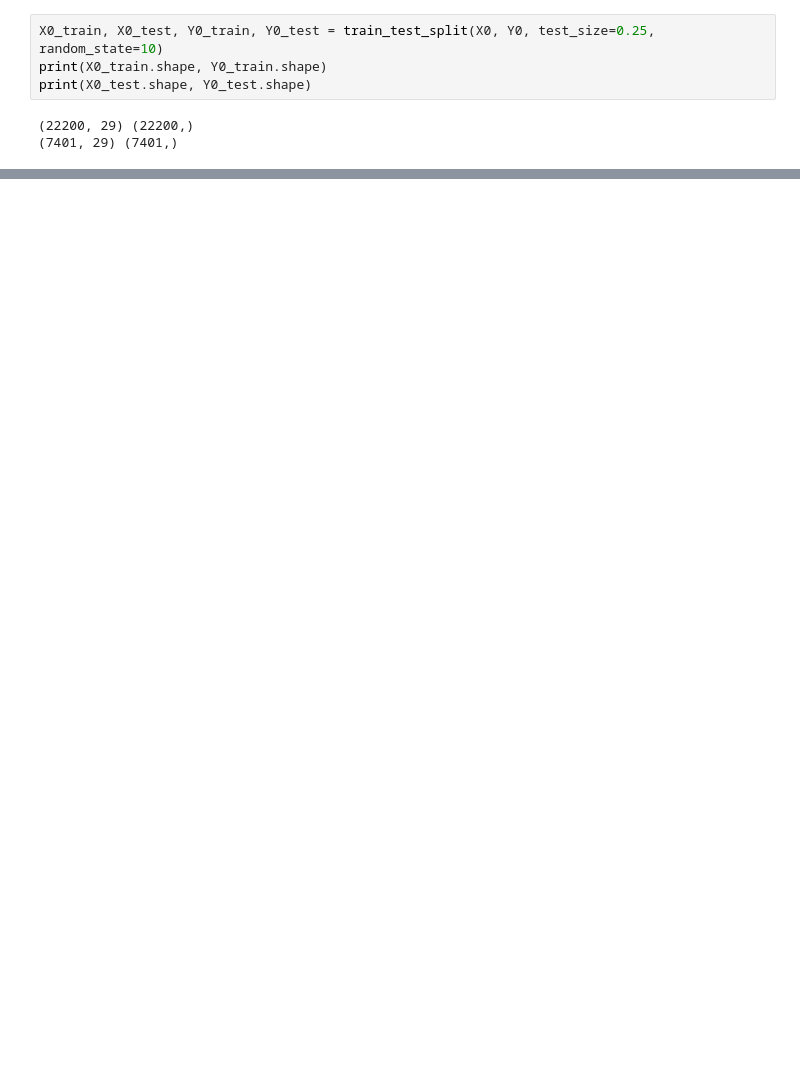
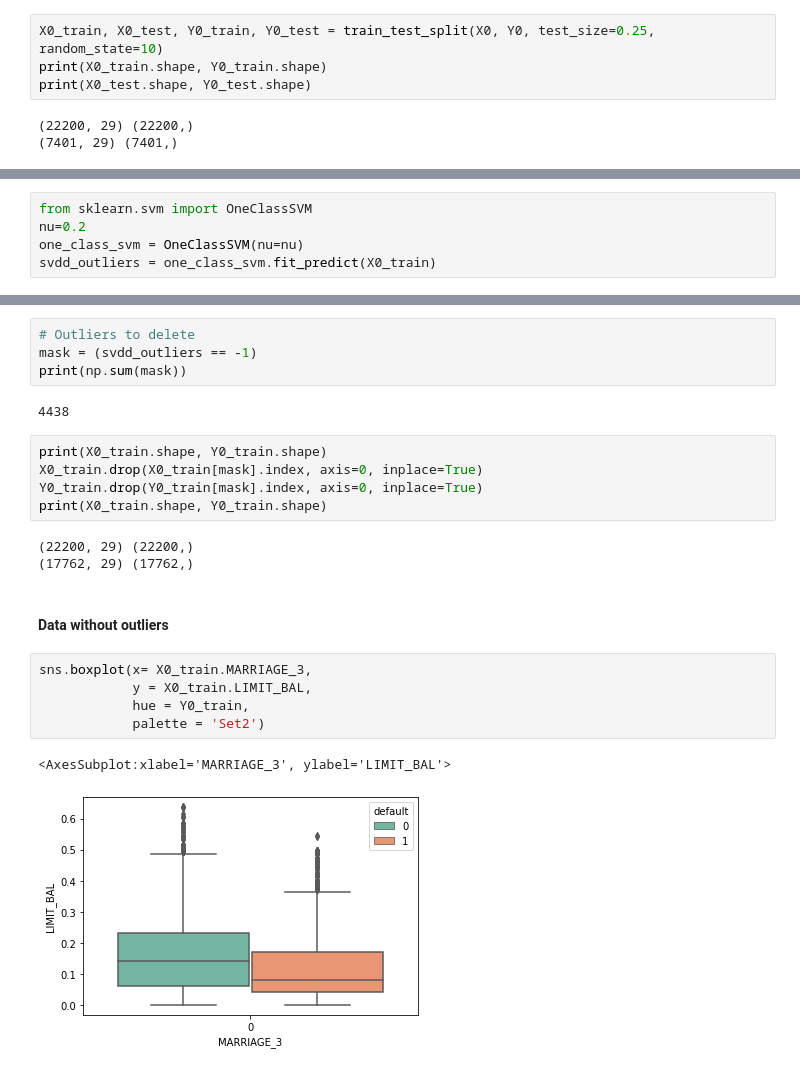
Before and after one commit to Bryan-Suelo/machine_learning, a Jupyter notebook: default_credit_card_clients/default_credit_card.ipynb, the cells around one changed output, grey strips where cells are left out. Saved outputs shown, nothing was run; the diff lists cells and outputs as text; blank space fills up the shorter version.

Commit message:
Working with Outliers

```diff
--- a/default_credit_card_clients/default_credit_card.ipynb
+++ b/default_credit_card_clients/default_credit_card.ipynb
@@ -553,0 +512,5 @@ print(X0_test.shape, Y0_test.shape)
+# %%
+from sklearn.svm import OneClassSVM
+nu=0.2
+one_class_svm = OneClassSVM(nu=nu)
+svdd_outliers = one_class_svm.fit_predict(X0_train)
@@ -553,0 +543,24 @@ print(X0_test.shape, Y0_test.shape)
+# %%
+# Outliers to delete
+mask = (svdd_outliers == -1)
+print(np.sum(mask))
+# %% [output]
+4438
+# %%
+print(X0_train.shape, Y0_train.shape)
+X0_train.drop(X0_train[mask].index, axis=0, inplace=True)
+Y0_train.drop(Y0_train[mask].index, axis=0, inplace=True)
+print(X0_train.shape, Y0_train.shape)
+# %% [output]
+(22200, 29) (22200,)
+(17762, 29) (17762,)
+# %% [markdown]
+#### Data without outliers
+# %%
+sns.boxplot(x= X0_train.MARRIAGE_3,
+            y = X0_train.LIMIT_BAL,
+            hue = Y0_train,
+            palette = 'Set2')
+# %% [output]
+<AxesSubplot:xlabel='MARRIAGE_3', ylabel='LIMIT_BAL'>
+[figure, added]
```
Also changed, not shown: parts of 23 cells of this notebook.
